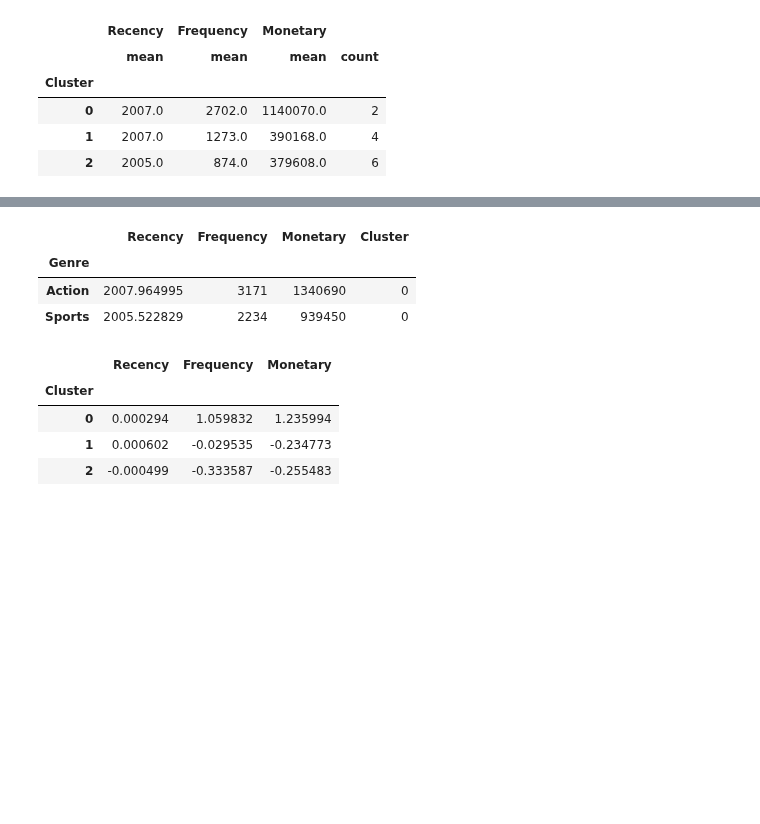
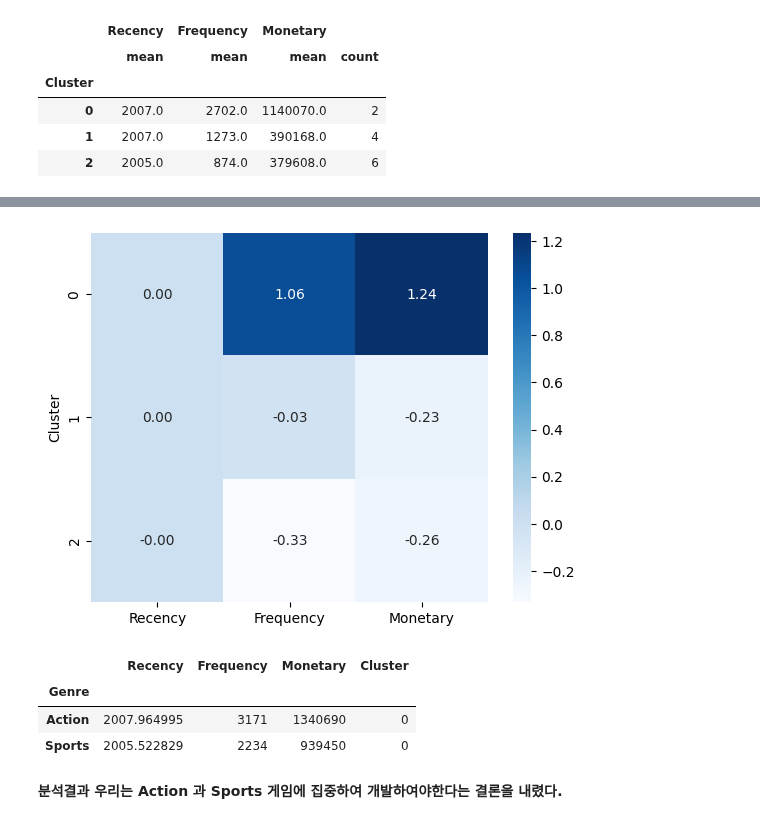
Before and after one commit to sseyonafre/Project, a Jupyter notebook: sprint1/AI_14_고세희_Section1.ipynb, the cells around one changed output, grey strips where cells are left out. Drawn from its saved outputs; the diff is of its cells as text; code cells hidden in the pictures; blank space fills up the shorter version.

```diff
--- a/sprint1/AI_14_고세희_Section1.ipynb
+++ b/sprint1/AI_14_고세희_Section1.ipynb
@@ -845 +873,6 @@ cluster_2 = rfm_k3[rfm_k3.Cluster == 2]
+# %%
+#중요도를 시각화.
+sns.heatmap(data=relative_imp, annot=True, fmt='.2f', cmap = 'Blues');
+# %% [output]
+[figure, added]
 # %%
@@ -849,15 +883,5 @@ rfm_k3.query('Cluster==0')
 | Genre |  |  |  |  |
 | Action | 2007.964995 | 3171 | 1340690 | 0 |
 | Sports | 2005.522829 | 2234 | 939450 | 0 |
-# %%
-#각 클러스터가 전체 데이터에서 차지하는 비중을 구해보자.
-cluster_avg = rfm_k3.groupby(['Cluster']).mean()
-population_avg = rfm.mean()
-relative_imp = cluster_avg / population_avg - 1
-relative_imp
-# %% [output]
-|  | Recency | Frequency | Monetary |
-| Cluster |  |  |  |
-| 0 | 0.000294 | 1.059832 | 1.235994 |
-| 1 | 0.000602 | -0.029535 | -0.234773 |
-| 2 | -0.000499 | -0.333587 | -0.255483 |
+# %% [markdown]
+**분석결과 우리는 Action 과 Sports 게임에 집중하여 개발하여야한다는 결론을 내렸다.**
```
Also changed, not shown: parts of 6 cells of this notebook.
